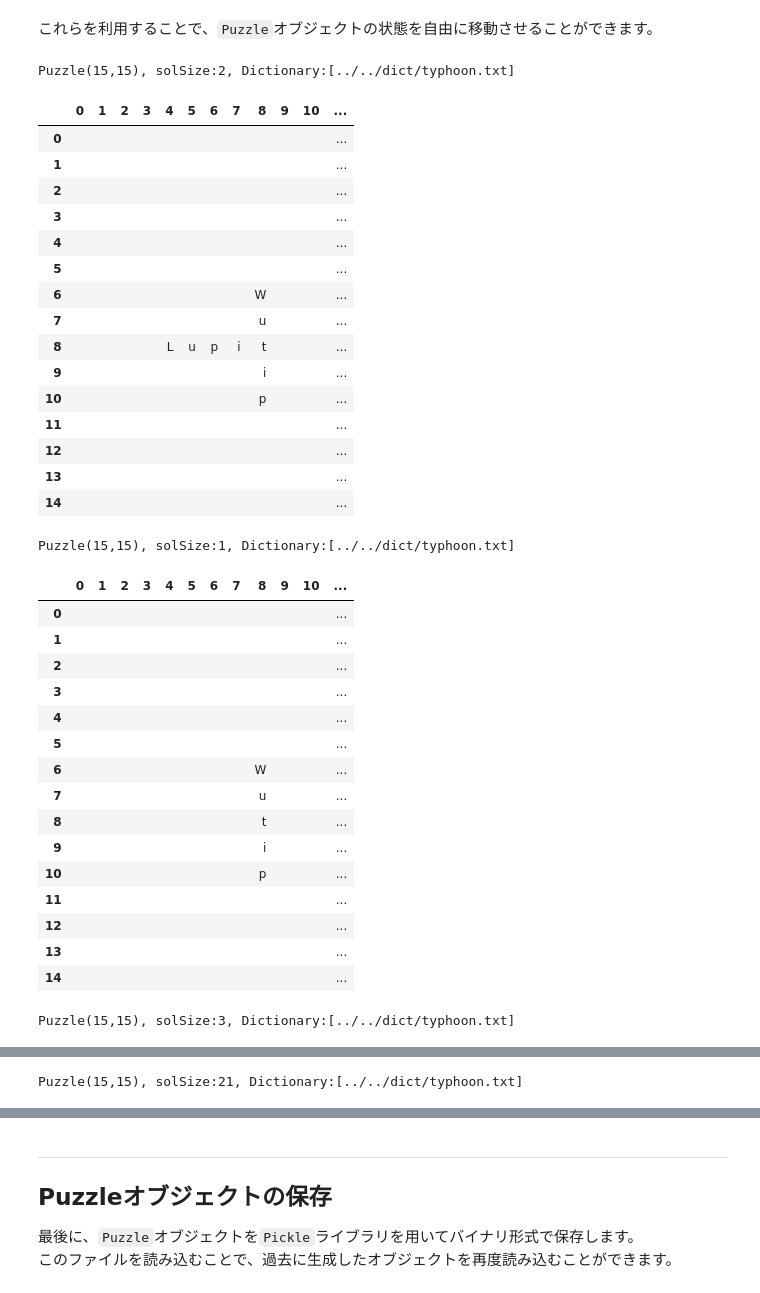
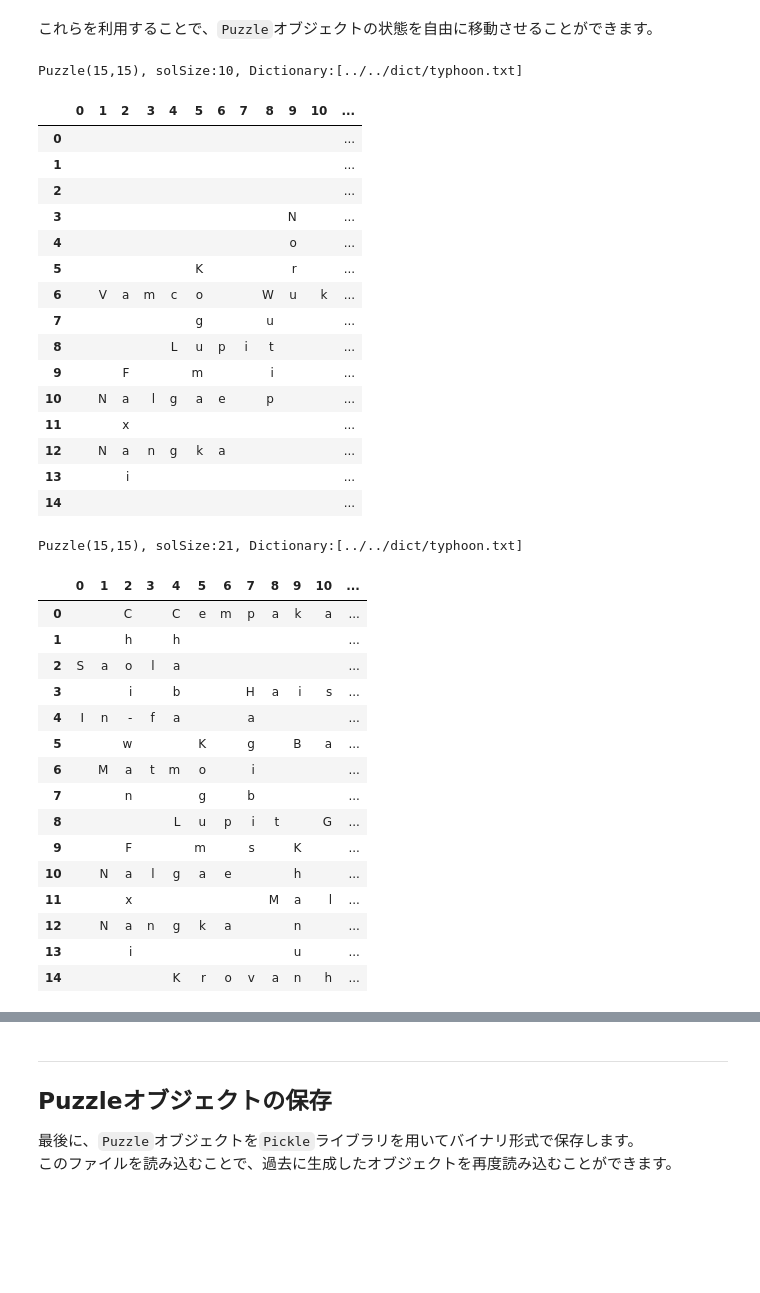
Before and after one commit to sushi-kimura/Crossword-LocalSearch, a Jupyter notebook: jupyter/core/CrosswordBasic.ipynb, the cells around one changed output, grey strips where cells are left out. Saved outputs shown, nothing was run; the diff lists cells and outputs as text; code cells hidden in the pictures; blank space fills up the shorter version.

```diff
--- a/jupyter/core/CrosswordBasic.ipynb
+++ b/jupyter/core/CrosswordBasic.ipynb
@@ -95,7 +95,7 @@ class Puzzle:
         self.cover = np.zeros(width * height, dtype="int64").reshape(height, width)
         self.coverDFS = np.zeros(width * height, dtype="int64").reshape(height, width)
         self.enable = np.ones(width * height, dtype="bool").reshape(height, width)
-        self.usedWords = np.full(width * height, "", dtype="U%d" % max(width, height))
+        self.usedWords = np.full(width * height, "", dtype=f"U{max(width, height)}")
         self.usedPlcIdx = np.full(width * height, -1, dtype="int64")
         self.solSize = 0
         self.history = []
@@ -130,7 +130,7 @@ class Puzzle:
         self.cover = np.zeros(self.width*self.height, dtype="int64").reshape(self.height, self.width)
         self.coverDFS = np.zeros(self.width*self.height, dtype="int64").reshape(self.height, self.width)
         self.enable = np.ones(self.width*self.height, dtype="bool").reshape(self.height, self.width)
-        self.usedWords = np.full(self.width*self.height, "", dtype="U%d" % max(self.width, self.height))
+        self.usedWords = np.full(self.width*self.height, "", dtype=f"U{max(self.width, self.height)}")
         self.usedPlcIdx = np.full(self.width*self.height, -1, dtype="int64")
         self.solSize = 0
         self.history = []
@@ -1513,47 +1513,42 @@ setattr(Puzzle, "getLatest", getLatest)
 # %% [markdown]
 これらを利用することで、`Puzzle`オブジェクトの状態を自由に移動させることができます。
 # %%
-tmp_puzzle = sample_puzzle.jump(2)
-tmp_puzzle.show()
-tmp_puzzle = tmp_puzzle.getPrev()
-tmp_puzzle.show()
-tmp_puzzle = tmp_puzzle.getNext(2)
+tmp_puzzle = sample_puzzle.jump(10)
 tmp_puzzle.show()
 tmp_puzzle = tmp_puzzle.getLatest()
 tmp_puzzle.show()
 # %% [output]
-Puzzle(15,15), solSize:2, Dictionary:[../../dict/typhoon.txt]
+Puzzle(15,15), solSize:10, Dictionary:[../../dict/typhoon.txt]
 |  | 0 | 1 | 2 | 3 | 4 | 5 | 6 | 7 | 8 | 9 | 10 | ... |
 | 0 |  |  |  |  |  |  |  |  |  |  |  | ... |
 | 1 |  |  |  |  |  |  |  |  |  |  |  | ... |
 | 2 |  |  |  |  |  |  |  |  |  |  |  | ... |
-| 3 |  |  |  |  |  |  |  |  |  |  |  | ... |
-| 4 |  |  |  |  |  |  |  |  |  |  |  | ... |
-| 5 |  |  |  |  |  |  |  |  |  |  |  | ... |
-| 6 |  |  |  |  |  |  |  |  | W |  |  | ... |
-| 7 |  |  |  |  |  |  |  |  | u |  |  | ... |
+| 3 |  |  |  |  |  |  |  |  |  | N |  | ... |
+| 4 |  |  |  |  |  |  |  |  |  | o |  | ... |
+| 5 |  |  |  |  |  | K |  |  |  | r |  | ... |
+| 6 |  | V | a | m | c | o |  |  | W | u | k | ... |
+| 7 |  |  |  |  |  | g |  |  | u |  |  | ... |
 | 8 |  |  |  |  | L | u | p | i | t |  |  | ... |
-| 9 |  |  |  |  |  |  |  |  | i |  |  | ... |
-| 10 |  |  |  |  |  |  |  |  | p |  |  | ... |
-| 11 |  |  |  |  |  |  |  |  |  |  |  | ... |
-| 12 |  |  |  |  |  |  |  |  |  |  |  | ... |
-| 13 |  |  |  |  |  |  |  |  |  |  |  | ... |
+| 9 |  |  | F |  |  | m |  |  | i |  |  | ... |
+| 10 |  | N | a | l | g | a | e |  | p |  |  | ... |
+| 11 |  |  | x |  |  |  |  |  |  |  |  | ... |
+| 12 |  | N | a | n | g | k | a |  |  |  |  | ... |
+| 13 |  |  | i |  |  |  |  |  |  |  |  | ... |
 | 14 |  |  |  |  |  |  |  |  |  |  |  | ... |
-Puzzle(15,15), solSize:1, Dictionary:[../../dict/typhoon.txt]
+Puzzle(15,15), solSize:21, Dictionary:[../../dict/typhoon.txt]
 |  | 0 | 1 | 2 | 3 | 4 | 5 | 6 | 7 | 8 | 9 | 10 | ... |
-| 0 |  |  |  |  |  |  |  |  |  |  |  | ... |
-| 1 |  |  |  |  |  |  |  |  |  |  |  | ... |
-| 2 |  |  |  |  |  |  |  |  |  |  |  | ... |
-| 3 |  |  |  |  |  |  |  |  |  |  |  | ... |
-| 4 |  |  |  |  |  |  |  |  |  |  |  | ... |
-| 5 |  |  |  |  |  |  |  |  |  |  |  | ... |
-| 6 |  |  |  |  |  |  |  |  | W |  |  | ... |
-| 7 |  |  |  |  |  |  |  |  | u |  |  | ... |
-| 8 |  |  |  |  |  |  |  |  | t |  |  | ... |
-| 9 |  |  |  |  |  |  |  |  | i |  |  | ... |
-| 10 |  |  |  |  |  |  |  |  | p |  |  | ... |
-| 11 |  |  |  |  |  |  |  |  |  |  |  | ... |
-| 12 |  |  |  |  |  |  |  |  |  |  |  | ... |
-| 13 |  |  |  |  |  |  |  |  |  |  |  | ... |
-| 14 |  |  |  |  |  |  |  |  |  |  |  | ... |
+| 0 |  |  | C |  | C | e | m | p | a | k | a | ... |
+| 1 |  |  | h |  | h |  |  |  |  |  |  | ... |
+| 2 | S | a | o | l | a |  |  |  |  |  |  | ... |
+| 3 |  |  | i |  | b |  |  | H | a | i | s | ... |
+| 4 | I | n | - | f | a |  |  | a |  |  |  | ... |
+| 5 |  |  | w |  |  | K |  | g |  | B | a | ... |
+| 6 |  | M | a | t | m | o |  | i |  |  |  | ... |
+| 7 |  |  | n |  |  | g |  | b |  |  |  | ... |
+| 8 |  |  |  |  | L | u | p | i | t |  | G | ... |
+| 9 |  |  | F |  |  | m |  | s |  | K |  | ... |
+| 10 |  | N | a | l | g | a | e |  |  | h |  | ... |
+| 11 |  |  | x |  |  |  |  |  | M | a | l | ... |
+| 12 |  | N | a | n | g | k | a |  |  | n |  | ... |
+| 13 |  |  | i |  |  |  |  |  |  | u |  | ... |
+| 14 |  |  |  |  | K | r | o | v | a | n | h | ... |
-Puzzle(15,15), solSize:3, Dictionary:[../../dict/typhoon.txt]
@@ -1576 +1554,0 @@ Puzzle(15,15), solSize:3, Dictionary:[../../dict/typhoon.txt]
-Puzzle(15,15), solSize:21, Dictionary:[../../dict/typhoon.txt]
```
Also changed, not shown: parts of 13 cells of this notebook, 1 other file.
